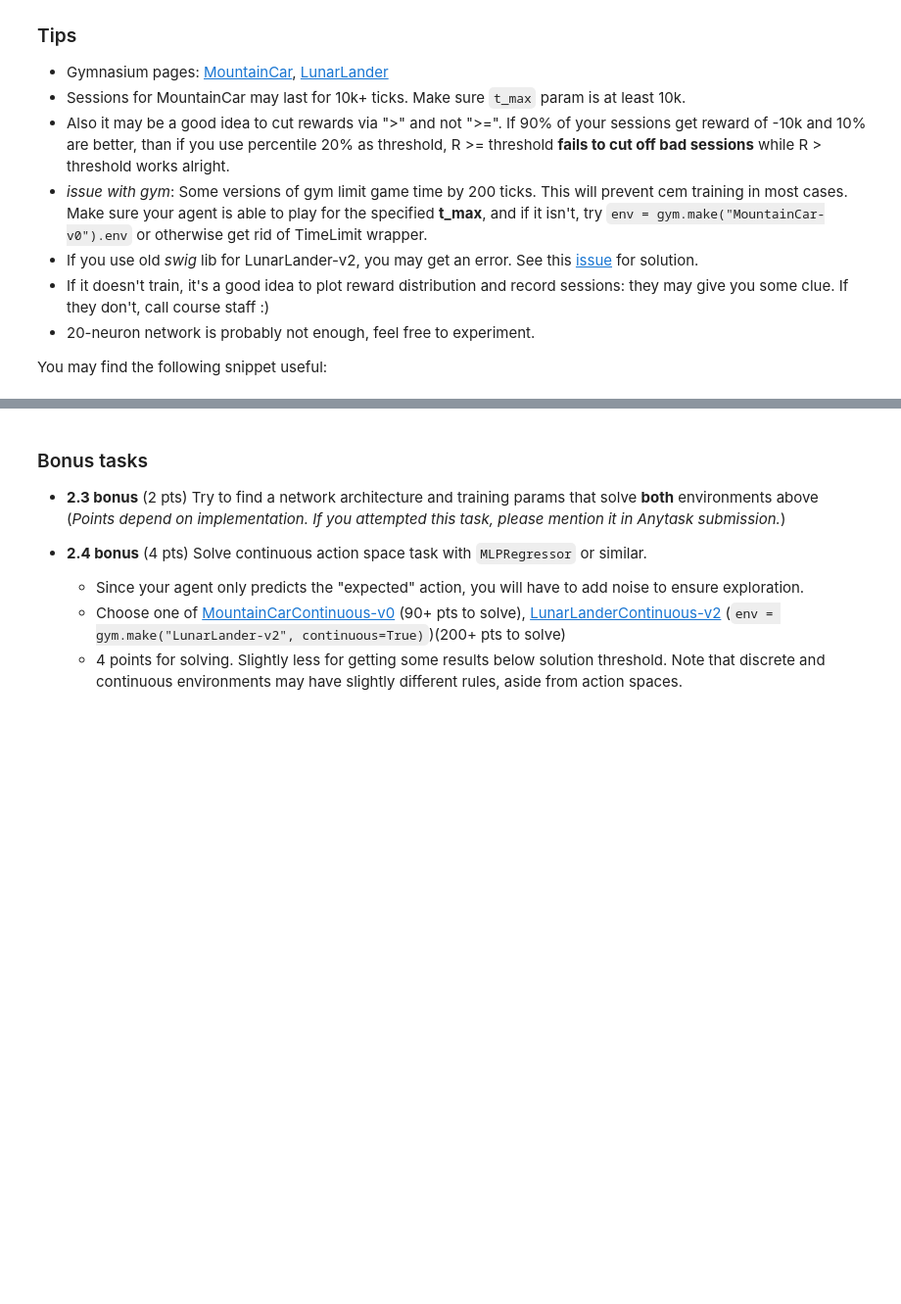
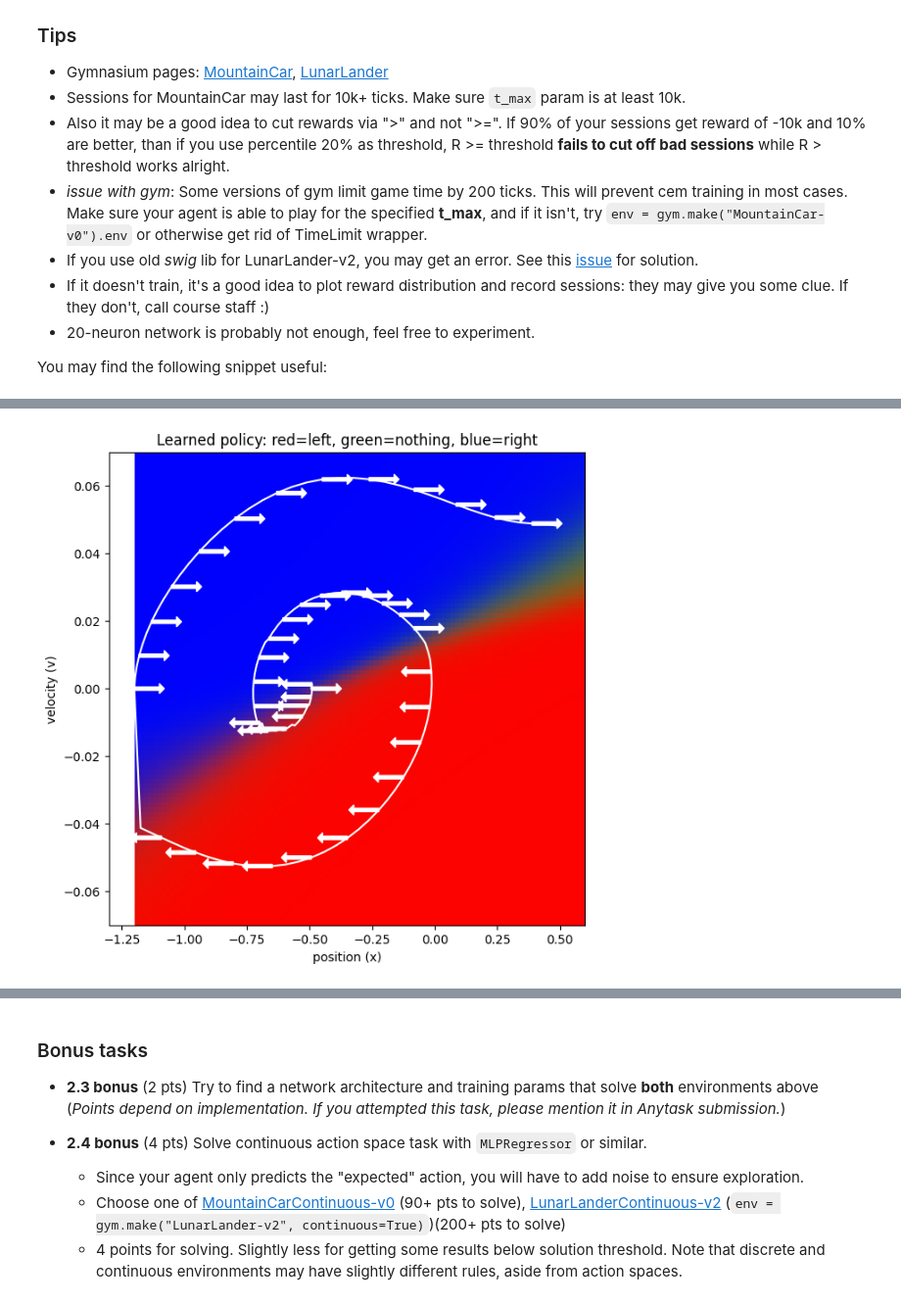
Before and after one commit to xaeliudzyh/ysda_Practical_RL, a Jupyter notebook: week01_intro/deep_crossentropy_method.ipynb, the cells around one changed output, grey strips where cells are left out. Shown at 98% size. Saved outputs shown, nothing was run; the diff lists cells and outputs as text; code cells hidden in the pictures; blank space fills up the shorter version.

```diff
--- a/week01_intro/deep_crossentropy_method.ipynb
+++ b/week01_intro/deep_crossentropy_method.ipynb
@@ -346,0 +519,4 @@ You may find the following snippet useful:
+# %%
+visualize_mountain_car(env, agent)
+# %% [output]
+[figure, added]
```
Also changed, not shown: parts of 22 cells of this notebook, 2 other files.
